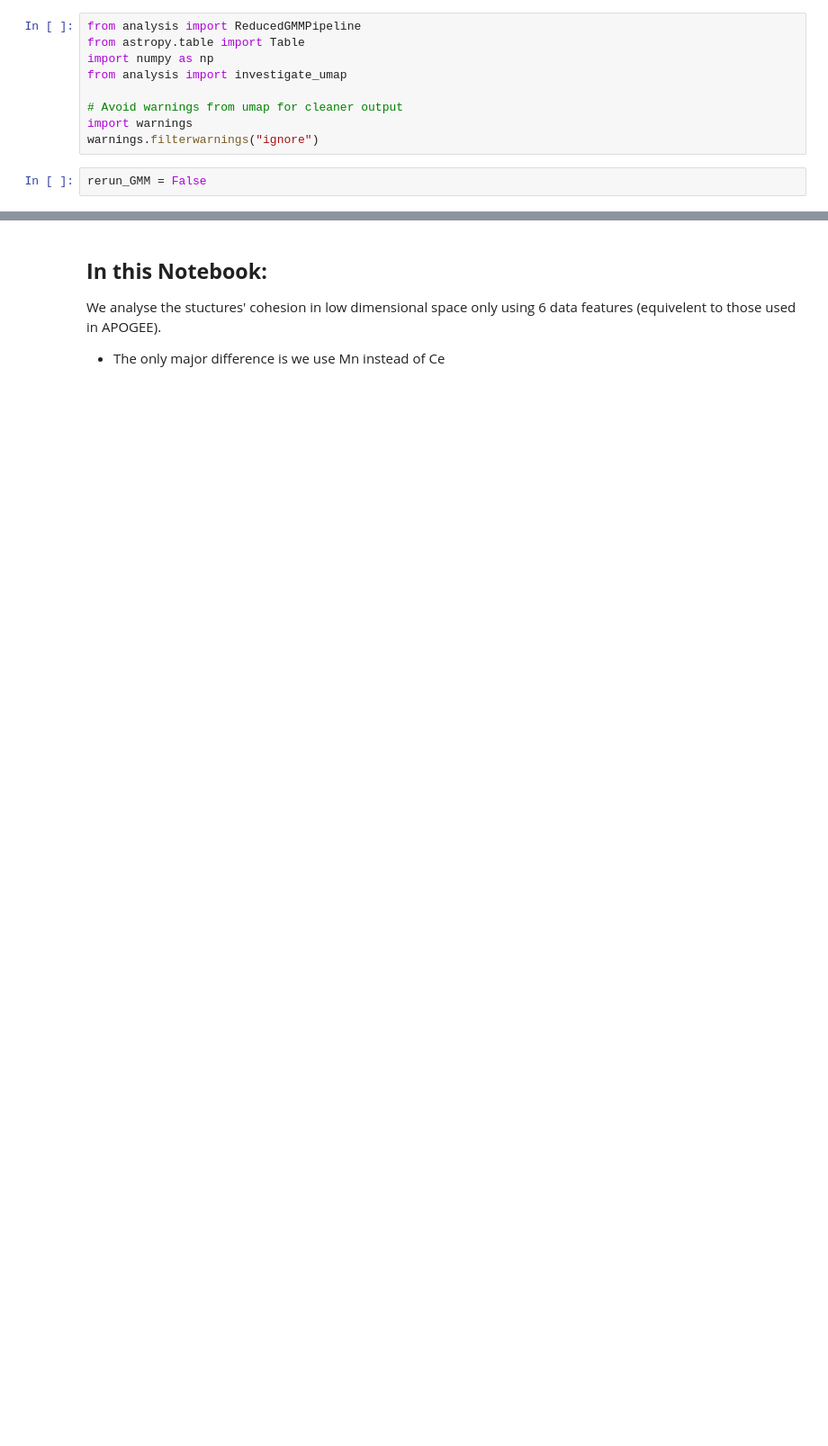
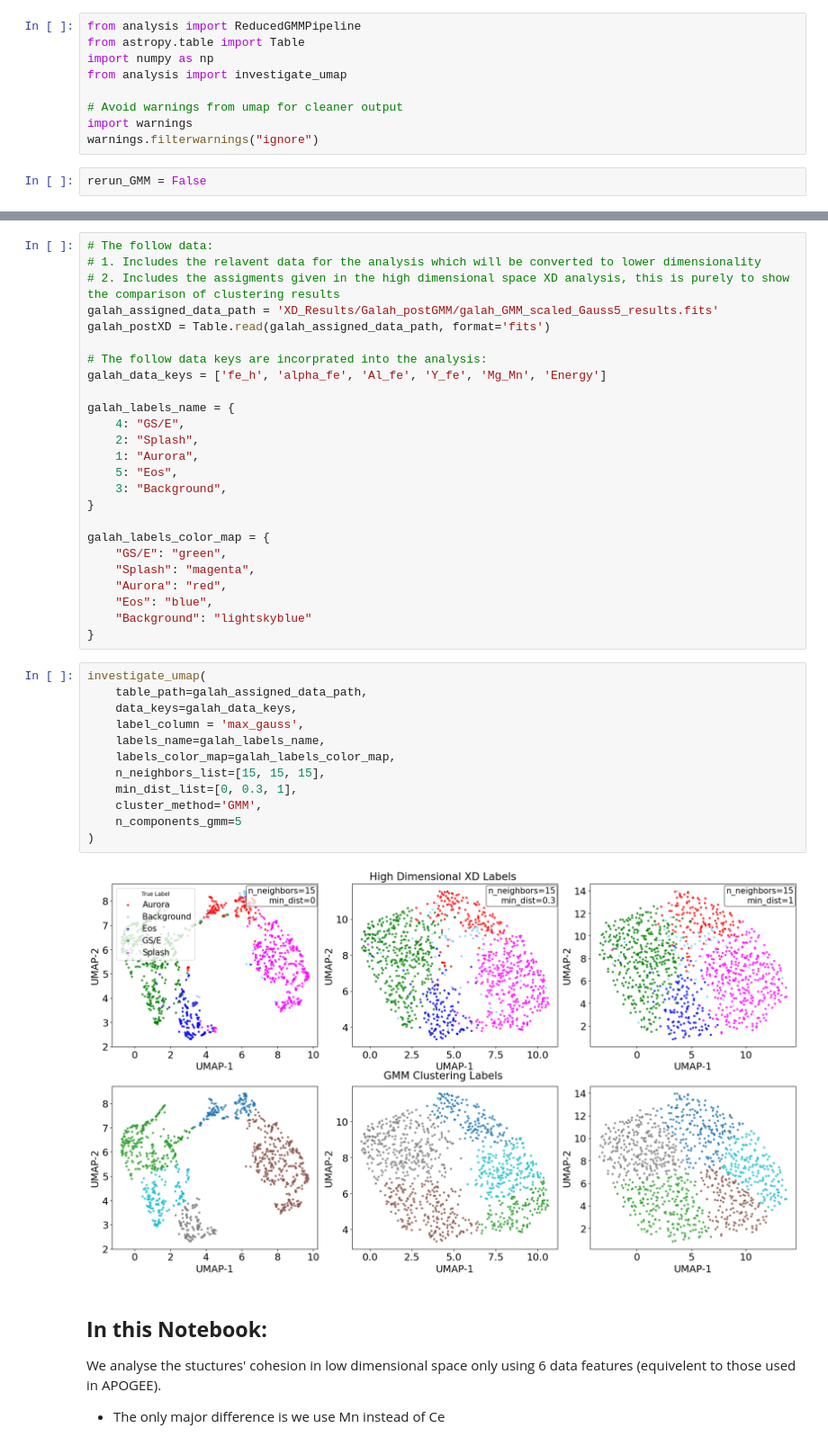
Before and after one commit to JacobTutt/Galactic_Evol_Clustering, a Jupyter notebook: 7_6D_galah_reconstruction.ipynb, the cells around one changed output, grey strips where cells are left out. Shown at 90% size. Cells and saved outputs as stored; diff of their text form; blank space fills up the shorter version.

```diff
--- a/7_6D_galah_reconstruction.ipynb
+++ b/7_6D_galah_reconstruction.ipynb
@@ -38,3 +43,42 @@ rerun_GMM = False
+# %%
+# The follow data:
+# 1. Includes the relavent data for the analysis which will be converted to lower dimensionality
+# 2. Includes the assigments given in the high dimensional space XD analysis, this is purely to show the comparison of clustering results
+galah_assigned_data_path = 'XD_Results/Galah_postGMM/galah_GMM_scaled_Gauss5_results.fits'
+galah_postXD = Table.read(galah_assigned_data_path, format='fits')
+
+# The follow data keys are incorprated into the analysis:
+galah_data_keys = ['fe_h', 'alpha_fe', 'Al_fe', 'Y_fe', 'Mg_Mn', 'Energy']
+
+galah_labels_name = {
+    4: "GS/E",
+    2: "Splash",
+    1: "Aurora",
+    5: "Eos",
+    3: "Background",
+}
+
+galah_labels_color_map = {
+    "GS/E": "green",
+    "Splash": "magenta",
+    "Aurora": "red",
+    "Eos": "blue",
+    "Background": "lightskyblue"
+}
+# %%
+investigate_umap(
+    table_path=galah_assigned_data_path,
+    data_keys=galah_data_keys,
+    label_column = 'max_gauss',
+    labels_name=galah_labels_name,
+    labels_color_map=galah_labels_color_map,
+    n_neighbors_list=[15, 15, 15],
+    min_dist_list=[0, 0.3, 1],
+    cluster_method='GMM',
+    n_components_gmm=5
+)
+# %% [output]
+[figure, added]
 # %% [markdown]
 ## **In this Notebook:**
 
```
Also changed, not shown: parts of 5 cells of this notebook, 5 other files.
